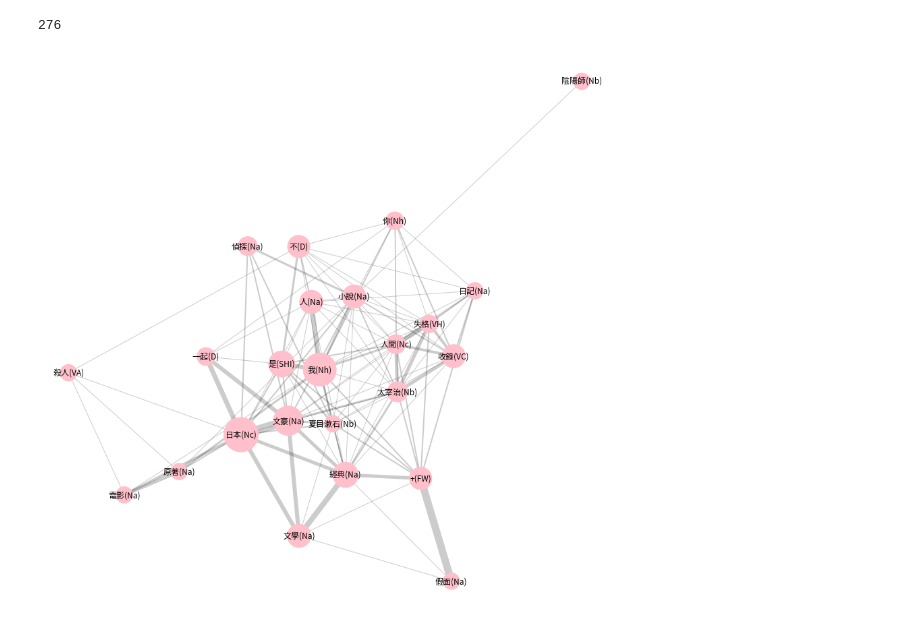
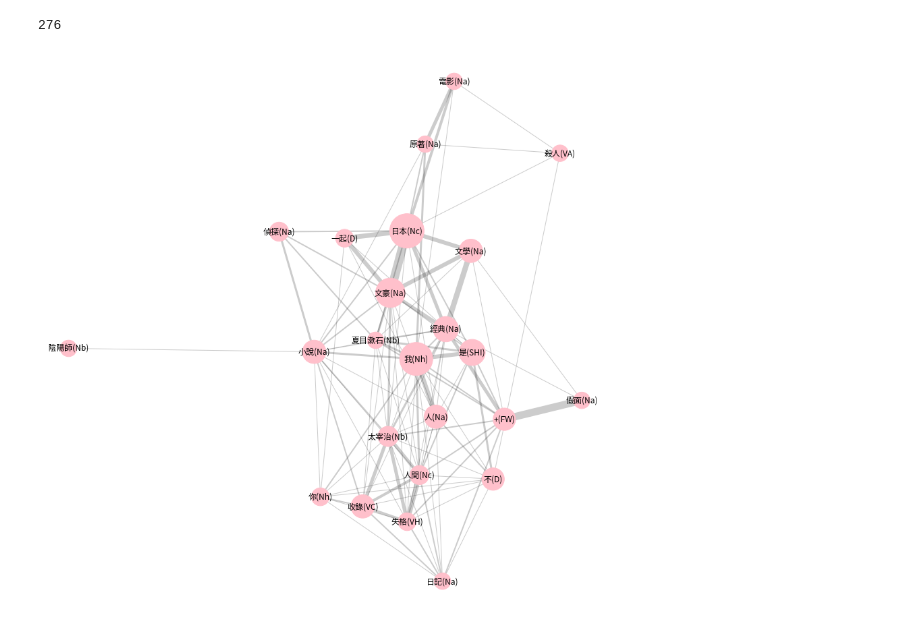
Before and after one commit to x1001000/books-chinese, a Jupyter notebook: Co_occurrence_network.ipynb, the cells around one changed output. Saved outputs shown, nothing was run; the diff lists cells and outputs as text; code cells hidden in the pictures.

```diff
--- a/Co_occurrence_network.ipynb
+++ b/Co_occurrence_network.ipynb
@@ -319,29 +319,29 @@ len(pairs)
 # %%
 G = nx.Graph()
 G.nodes(data=True)
 
 for pair in pairs:
     node_x, node_y, node_x_cnt, node_y_cnt, jaccard = pair#[0], pair[1], pair[2], pair[3], pair[4]
     if not G.has_node(node_x):
         G.add_node(node_x, count=node_x_cnt)
     if not G.has_node(node_y):
         G.add_node(node_y, count=node_y_cnt)
     if not G.has_edge(node_x, node_y):
         G.add_edge(node_x, node_y, weight=jaccard)
     #else:
     #    print(pair)
 
 plt.figure(figsize=(15,15))
-_pos = nx.spring_layout(G, k=0.9)
+_pos = nx.spring_layout(G, k=None)
 
 node_size = [d['count']*100 for (n,d) in G.nodes(data=True)]
 nx.draw_networkx_nodes(G, _pos, node_color='pink', alpha=1.0, node_size=node_size)
 nx.draw_networkx_labels(G, _pos)#, fontsize=14, font_family='Droid Sans Japanese')
 
 edge_width = [d['weight']*1 for (u,v,d) in G.edges(data=True)]
 nx.draw_networkx_edges(G, _pos, alpha=0.2, edge_color='black', width=edge_width)
 
 plt.axis('off')
 plt.show()
 # %% [output]
-[figure, old version]
+[figure, new version]
```
